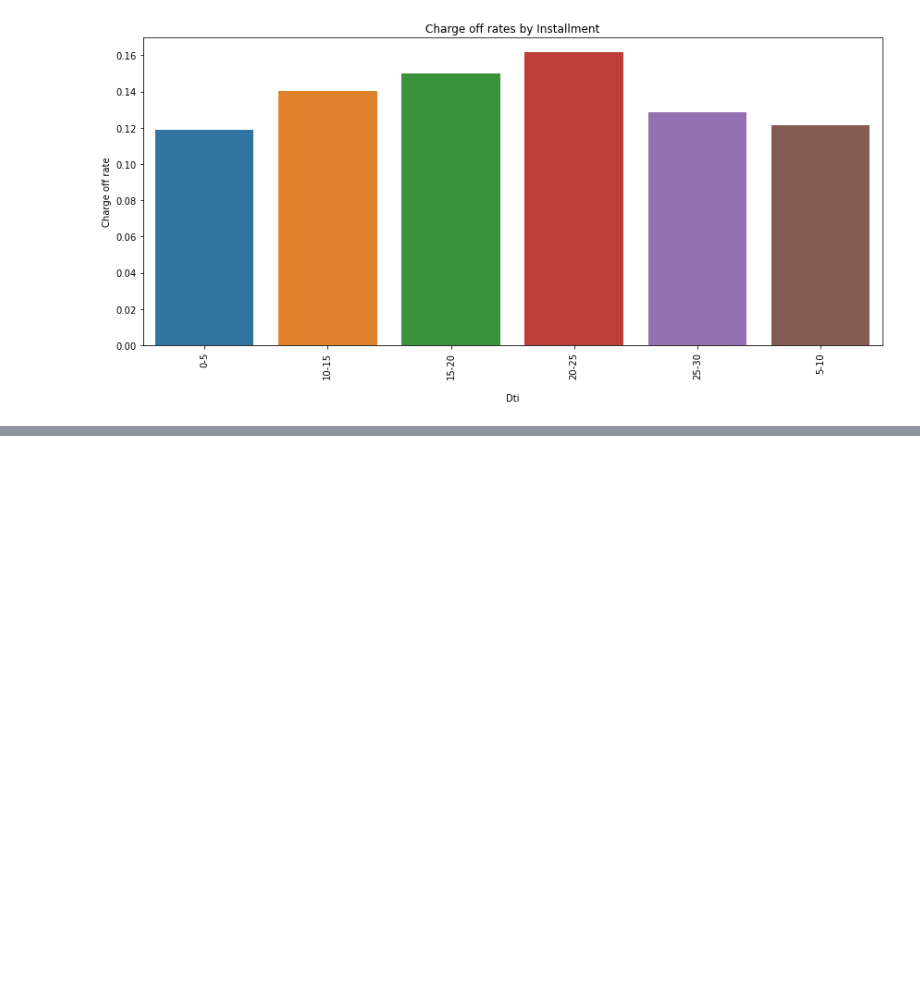
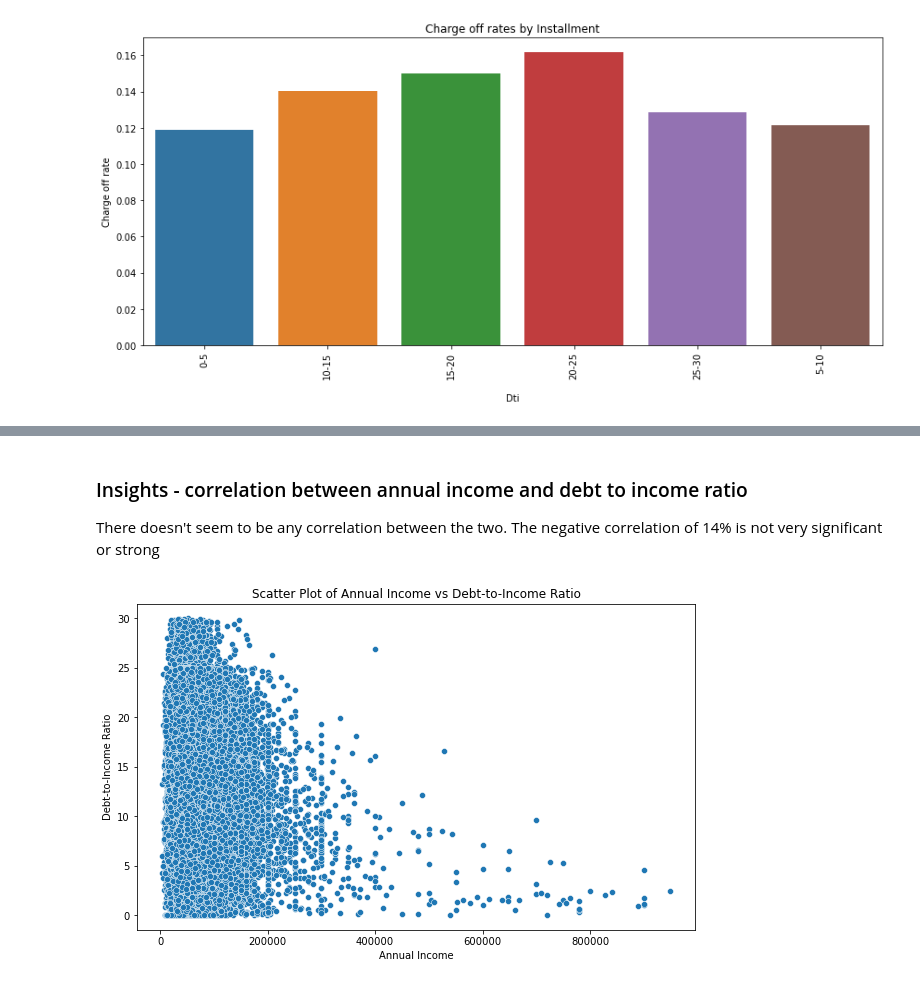
Before and after one commit to ranju1729/lending_club_case_study, a Jupyter notebook: Lending_Club_Case_Study.ipynb, the cells around one changed output, grey strips where cells are left out. Saved outputs shown, nothing was run; the diff lists cells and outputs as text; code cells hidden in the pictures; blank space fills up the shorter version.

```diff
--- a/Lending_Club_Case_Study.ipynb
+++ b/Lending_Club_Case_Study.ipynb
@@ -836,0 +879,14 @@ plt.show()
+# %% [markdown]
+### Insights - correlation between annual income and debt to income ratio
+
+There doesn't seem to be any correlation between the two. The negative correlation of 14% is not very significant or strong
+# %%
+# scatter plot betweenincome to debt ratio and annual income
+plt.figure(figsize=(10, 6))
+sns.scatterplot(x='annual_inc', y='dti', data=ai_dti_df)
+plt.title('Scatter Plot of Annual Income vs Debt-to-Income Ratio')
+plt.xlabel('Annual Income')
+plt.ylabel('Debt-to-Income Ratio')
+plt.show()
+# %% [output]
+[figure, added]
```
Also changed, not shown: parts of 35 cells of this notebook.
